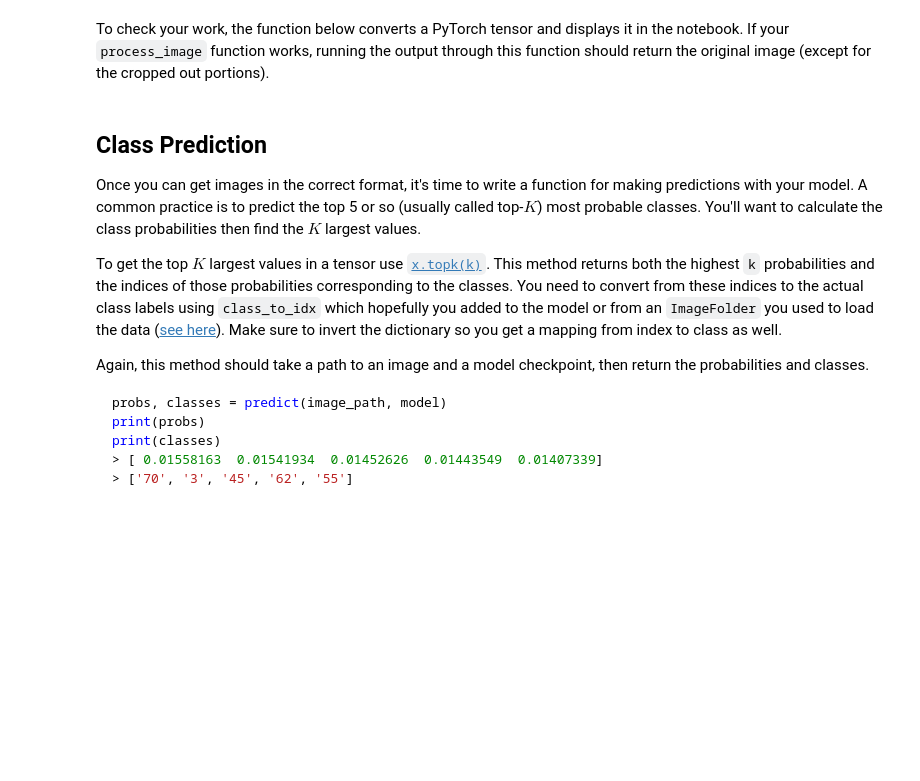
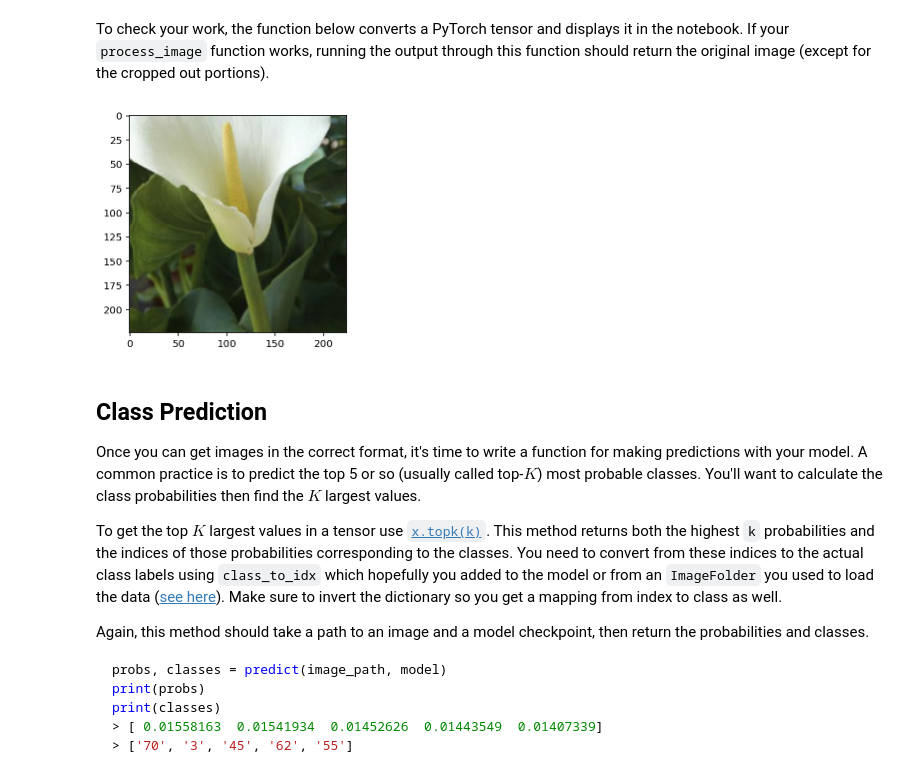
Before and after one commit to megha14/Flower-Classifier, a Jupyter notebook: Image Classifier Project.ipynb, the cells around one changed output. Cells and saved outputs as stored; diff of their text form; code cells hidden in the pictures; blank space fills up the shorter version.

```diff
--- a/Image Classifier Project.ipynb
+++ b/Image Classifier Project.ipynb
@@ -72,0 +103,4 @@ When training make sure you're updating only the weights of the feed-forward net
+# %%
+# Use GPU if it's available
+device = torch.device("cuda" if torch.cuda.is_available() else "cpu")
+device
@@ -72,0 +181,13 @@ When training make sure you're updating only the weights of the feed-forward net
+# %%
+def validate_model(validloader):
+    valid_loss = 0
+    accuracy = 0
+    for inputs, labels in validloader:
+        inputs, labels = inputs.to(device), labels.to(device)
+        logps = model.forward(inputs)
+        valid_loss = criterion(logps, labels).item()
+        # Calculate accuracy
+        ps = torch.exp(logps)
+        equals = (labels.data == ps.max(dim = 1)[1])
+        accuracy += torch.mean(equals.type(torch.FloatTensor)).item()
+    return valid_loss, accuracy
@@ -86,3 +282,4 @@ Now that your network is trained, save the model so you can load it later for ma
 Remember that you'll want to completely rebuild the model later so you can use it for inference. Make sure to include any information you need in the checkpoint. If you want to load the model and keep training, you'll want to save the number of epochs as well as the optimizer state, `optimizer.state_dict`. You'll likely want to use this trained model in the next part of the project, so best to save it now.
 # %%
 # TODO: Save the checkpoint
+model.class_to_idx = image_datasets["train_data"].class_to_idx
@@ -124,7 +361,17 @@ def process_image(image):
         returns an Numpy array
     '''
 
-    # TODO: Process a PIL image for use in a PyTorch model
+    img_pil = PIL.Image.open(image)
+
+    img_loader = transforms.Compose([
+        transforms.Resize(256),
+        transforms.CenterCrop(224),
+        transforms.ToTensor(),
+        transforms.Normalize(mean=[0.485, 0.456, 0.406], std=[0.229, 0.224, 0.225])])
+
+    np_image = img_loader(img_pil)
+
+    return np_image
 # %% [markdown]
 To check your work, the function below converts a PyTorch tensor and displays it in the notebook. If your `process_image` function works, running the output through this function should return the original image (except for the cropped out portions).
 # %%
@@ -148,6 +395,11 @@ def imshow(image, ax=None, title=None):
     ax.imshow(image)
 
     return ax
+# %%
+# Test functions on an example
+imshow(process_image("flowers/test/20/image_04910.jpg"));
+# %% [output]
+[figure, added]
 # %% [markdown]
 ## Class Prediction
 
```
Also changed, not shown: parts of 23 cells of this notebook.
